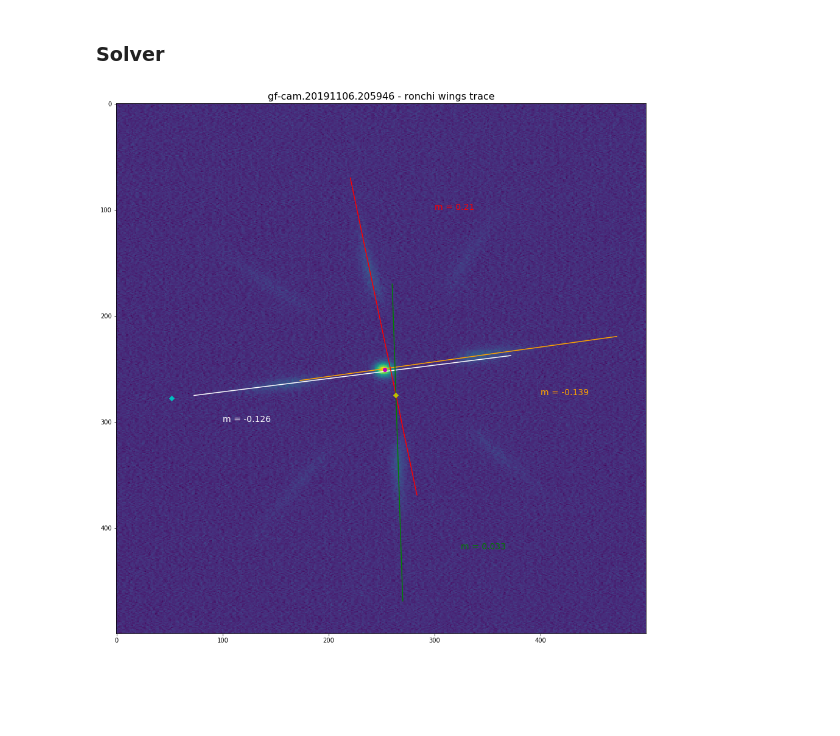
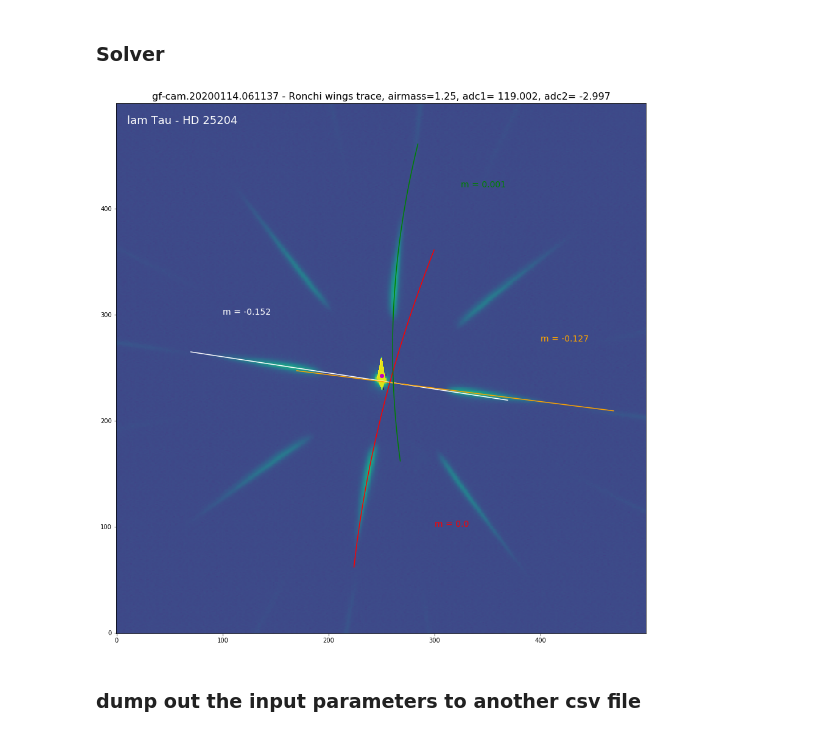
Before and after one commit to blaisekuo/adc-proc, a Jupyter notebook: adc-proc.ipynb, the cells around one changed output. Drawn from its saved outputs; the diff is of its cells as text; code cells hidden in the pictures; blank space fills up the shorter version.

```diff
--- a/adc-proc.ipynb
+++ b/adc-proc.ipynb
@@ -645,7 +805,12 @@ print(gverwing1)
+# %%
+raunche_df.at[event_timestamp,'polynom_v1']=2
+raunche_df.at[event_timestamp,'polynom_v2']=2
+polynom_v1=raunche_df.loc[event_timestamp]['polynom_v1']
+polynom_v2=raunche_df.loc[event_timestamp]['polynom_v2']
 # %%
-gausvwing1 = np.polyfit(Y1, gverwing1, 1)
+gausvwing1 = np.polyfit(Y1, gverwing1, polynom_v1)
 gv1 = np.poly1d(gausvwing1)
-gausvwing2 = np.polyfit(Y2, gverwing2, 1)
+gausvwing2 = np.polyfit(Y2, gverwing2, polynom_v2)
 gv2 = np.poly1d(gausvwing2)
 # %%
 m_hdiff=str(abs(round(gausvwing2[0]-gausvwing1[0],3)))
@@ -710,32 +862,41 @@ versecy=zv[1]+int(sy)-bdl
+# %%
+hdr=im[0].header
+#im[0].header
+#hdr['ADC1']
+# %%
+airmass = raunche_df.loc[event_timestamp]['airmass']
+target_name = raunche_df.loc[event_timestamp]['target_name']
 # %%
 ff=np.arange(0,300,1)
 ff2=np.arange(100,400,1)
 ff3=np.arange(0,300,1)
 ff4=np.arange(100,400,1)
 
 fig,ax = plt.subplots()
 
 fig.set_size_inches(16, 16)
 ax.imshow(imarray3,origin='lower')
 #ax.imshow(imarray)
 
 ax.plot(ff+int(sx)-bdl,gh1(ff)+int(sy)-bds,color='white')
 ax.text(100,300,'m = ' + str(round(gaushwing1[0],3)),fontsize=14,color='white')
 ax.plot(ff2+int(sx)-bdl,gh2(ff2)+int(sy)-bds,color='orange')
 ax.text(400,275,'m = ' + str(round(gaushwing2[0],3)),fontsize=14,color='orange')
 ax.plot(gv1(ff3)+int(sx)-bds,ff3+int(sy)-bdl,color='red')
 ax.text(300,100,'m = ' + str(round(gausvwing1[0],3)),fontsize=14,color='red')
 ax.plot(gv2(ff4)+int(sx)-bds,ff4+int(sy)-bdl,color='green')
 ax.text(325,420,'m = ' + str(round(gausvwing2[0],3)),fontsize=14,color='green')
-ax.set_title(filename + " - ronchi wings trace",fontsize=16)
+ax.set_title(filename + " - Ronchi wings trace, airmass=" + airmass + ", adc1= "
+             + hdr['ADC1'] + ", adc2= " + hdr['ADC2'] ,fontsize=16)
 ax.plot(sx,sy,'mo')
-ax.plot(horsecx,horsecy,'cD')
-ax.plot(versecx,versecy,'yD')
+ax.text(10,480,target_name,fontsize=18,color='white')
+
+#if 0 < horsecx < 500 and 0 < horsecy < 500:
+#    ax.plot(horsecx,horsecy,'cD')
+#if 0 < versecx < 500 and 0 < versecx < 500:
+#    ax.plot(versecx,versecy,'kD')
 
 
-ax=plt.gca()                            # get the axis
-ax.set_ylim(ax.get_ylim()[::-1])
-
 fig.savefig(filename + 'ronchi-wing-trace.png')
 # %% [output]
-[figure, old version]
+[figure, new version]
@@ -741,0 +917,2 @@ fig.savefig(filename + 'ronchi-wing-trace.png')
+# %% [markdown]
+### dump out the input parameters to another csv file
```
Also changed, not shown: parts of 68 cells of this notebook, 12 other files.
